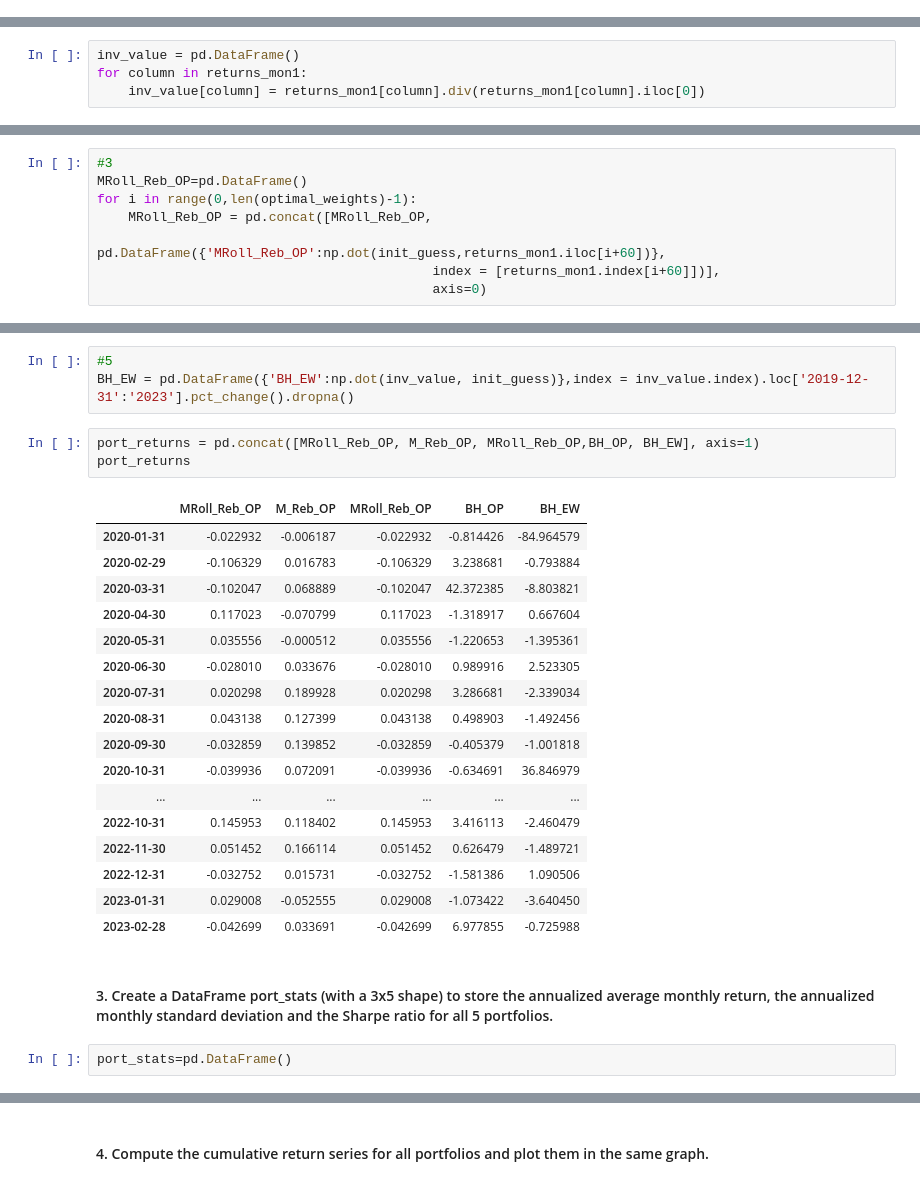
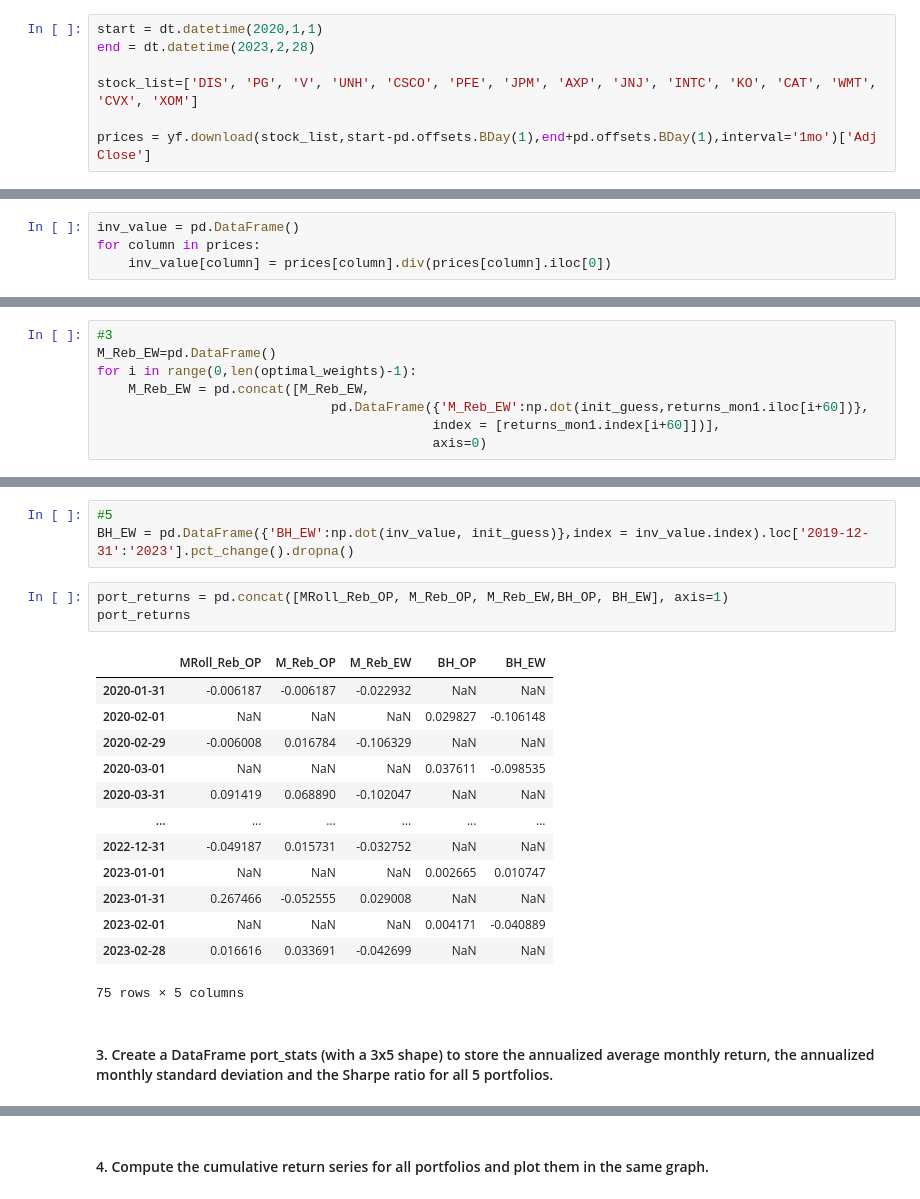
Before and after one commit to Alphaplayer248/Financial-Data-Project, a Jupyter notebook: Group Assignment_Klein1.ipynb, the cells around one changed output, grey strips where cells are left out. Drawn from its saved outputs; the diff is of its cells as text.

```diff
--- a/Group Assignment_Klein1.ipynb
+++ b/Group Assignment_Klein1.ipynb
@@ -190,3 +190,10 @@ optimal_weights=optimal_weights.sort_index(axis=1)
  5) A buy and hold portfolio, initially allocated equally across stocks. Label the portfolio (BH_EW, an acronym for Buy and Hold Equally-Weighted Portfolio).
 # %%
 init_guess = np.full(len(returns_mon1.columns), 1/len(returns_mon1.columns))
+# %%
+start = dt.datetime(2020,1,1)
+end = dt.datetime(2023,2,28)
+
+stock_list=['DIS', 'PG', 'V', 'UNH', 'CSCO', 'PFE', 'JPM', 'AXP', 'JNJ', 'INTC', 'KO', 'CAT', 'WMT', 'CVX', 'XOM']
+
+prices = yf.download(stock_list,start-pd.offsets.BDay(1),end+pd.offsets.BDay(1),interval='1mo')['Adj Close']
@@ -193,7 +202,7 @@ init_guess = np.full(len(returns_mon1.columns), 1/len(returns_mon1.columns))
 # %%
 inv_value = pd.DataFrame()
-for column in returns_mon1:
-    inv_value[column] = returns_mon1[column].div(returns_mon1[column].iloc[0])
+for column in prices:
+    inv_value[column] = prices[column].div(prices[column].iloc[0])
 # %%
 #1
 MRoll_Reb_OP=pd.DataFrame()
@@ -207,10 +216,10 @@ for i in range(0,len(optimal_weights)-1):
 M_Reb_OP = pd.DataFrame({'M_Reb_OP':np.dot(returns_mon1.iloc[0+60:], optimal_weights.iloc[0])},index = returns_mon1.index[0+60:])
 # %%
 #3
-MRoll_Reb_OP=pd.DataFrame()
+M_Reb_EW=pd.DataFrame()
 for i in range(0,len(optimal_weights)-1):
-    MRoll_Reb_OP = pd.concat([MRoll_Reb_OP,
-                              pd.DataFrame({'MRoll_Reb_OP':np.dot(init_guess,returns_mon1.iloc[i+60])},
+    M_Reb_EW = pd.concat([M_Reb_EW,
+                              pd.DataFrame({'M_Reb_EW':np.dot(init_guess,returns_mon1.iloc[i+60])},
                                            index = [returns_mon1.index[i+60]])],
                                            axis=0)
 # %%
@@ -220,27 +229,21 @@ BH_OP = pd.DataFrame({'BH_OP':np.dot(inv_value, optimal_weights.iloc[0])},index
 #5
 BH_EW = pd.DataFrame({'BH_EW':np.dot(inv_value, init_guess)},index = inv_value.index).loc['2019-12-31':'2023'].pct_change().dropna()
 # %%
-port_returns = pd.concat([MRoll_Reb_OP, M_Reb_OP, MRoll_Reb_OP,BH_OP, BH_EW], axis=1)
+port_returns = pd.concat([MRoll_Reb_OP, M_Reb_OP, M_Reb_EW,BH_OP, BH_EW], axis=1)
 port_returns
 # %% [output]
-|  | MRoll_Reb_OP | M_Reb_OP | MRoll_Reb_OP | BH_OP | BH_EW |
-| 2020-01-31 | -0.022932 | -0.006187 | -0.022932 | -0.814426 | -84.964579 |
-| 2020-02-29 | -0.106329 | 0.016783 | -0.106329 | 3.238681 | -0.793884 |
-| 2020-03-31 | -0.102047 | 0.068889 | -0.102047 | 42.372385 | -8.803821 |
-| 2020-04-30 | 0.117023 | -0.070799 | 0.117023 | -1.318917 | 0.667604 |
-| 2020-05-31 | 0.035556 | -0.000512 | 0.035556 | -1.220653 | -1.395361 |
-| 2020-06-30 | -0.028010 | 0.033676 | -0.028010 | 0.989916 | 2.523305 |
-| 2020-07-31 | 0.020298 | 0.189928 | 0.020298 | 3.286681 | -2.339034 |
-| 2020-08-31 | 0.043138 | 0.127399 | 0.043138 | 0.498903 | -1.492456 |
-| 2020-09-30 | -0.032859 | 0.139852 | -0.032859 | -0.405379 | -1.001818 |
-| 2020-10-31 | -0.039936 | 0.072091 | -0.039936 | -0.634691 | 36.846979 |
+|  | MRoll_Reb_OP | M_Reb_OP | M_Reb_EW | BH_OP | BH_EW |
+| 2020-01-31 | -0.006187 | -0.006187 | -0.022932 | NaN | NaN |
+| 2020-02-01 | NaN | NaN | NaN | 0.029827 | -0.106148 |
+| 2020-02-29 | -0.006008 | 0.016784 | -0.106329 | NaN | NaN |
+| 2020-03-01 | NaN | NaN | NaN | 0.037611 | -0.098535 |
+| 2020-03-31 | 0.091419 | 0.068890 | -0.102047 | NaN | NaN |
 | ... | ... | ... | ... | ... | ... |
-| 2022-10-31 | 0.145953 | 0.118402 | 0.145953 | 3.416113 | -2.460479 |
-| 2022-11-30 | 0.051452 | 0.166114 | 0.051452 | 0.626479 | -1.489721 |
-| 2022-12-31 | -0.032752 | 0.015731 | -0.032752 | -1.581386 | 1.090506 |
-| 2023-01-31 | 0.029008 | -0.052555 | 0.029008 | -1.073422 | -3.640450 |
-| 2023-02-28 | -0.042699 | 0.033691 | -0.042699 | 6.977855 | -0.725988 |
+| 2022-12-31 | -0.049187 | 0.015731 | -0.032752 | NaN | NaN |
+| 2023-01-01 | NaN | NaN | NaN | 0.002665 | 0.010747 |
+| 2023-01-31 | 0.267466 | -0.052555 | 0.029008 | NaN | NaN |
+| 2023-02-01 | NaN | NaN | NaN | 0.004171 | -0.040889 |
+| 2023-02-28 | 0.016616 | 0.033691 | -0.042699 | NaN | NaN |
+75 rows × 5 columns
 # %% [markdown]
 #### 3. Create a DataFrame port_stats (with a 3x5 shape) to store the annualized average monthly return, the annualized monthly standard deviation and the Sharpe ratio for all 5 portfolios.
-# %%
-port_stats=pd.DataFrame()
```
Also changed, not shown: parts of 4 cells of this notebook.
